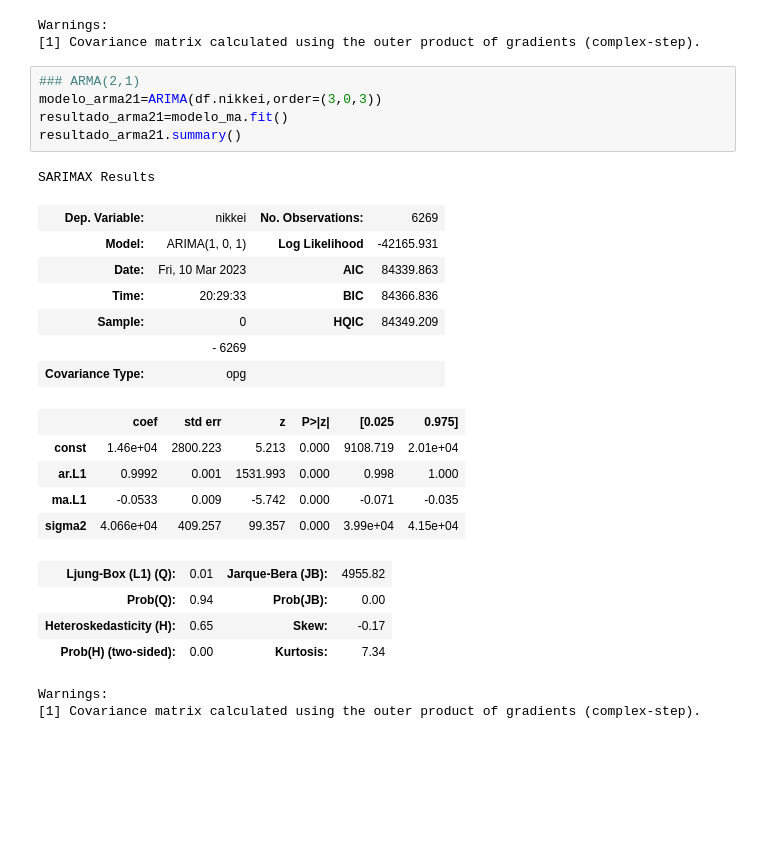
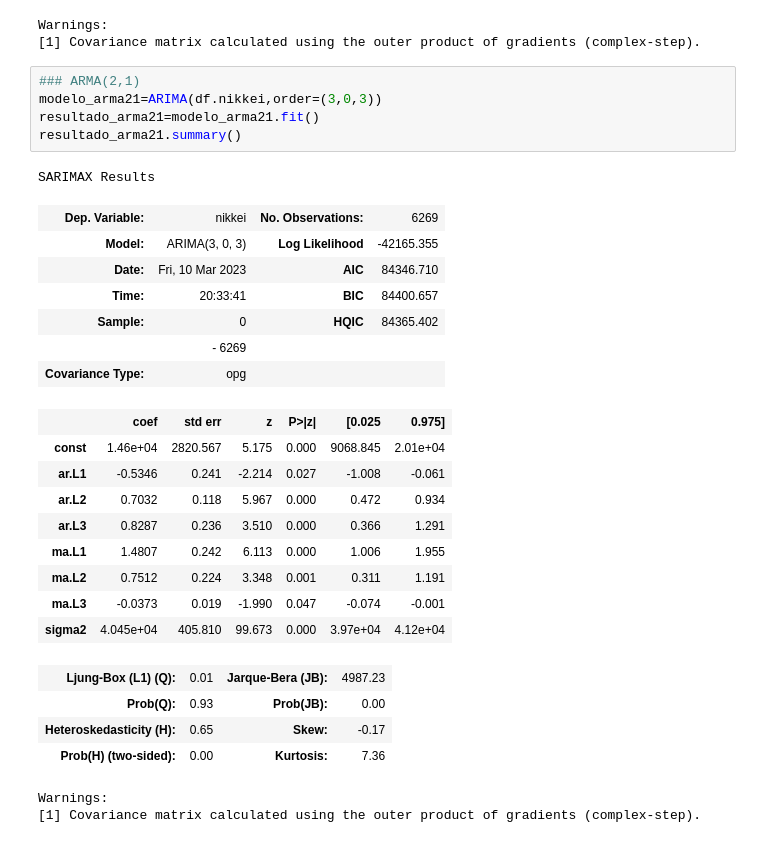
Before and after one commit to felixballestergoytia/Bootcamp_Sep2022, a Jupyter notebook: Seires Temporales/series_Temporales.ipynb, the cells around one changed output. Cells and saved outputs as stored; diff of their text form; blank space fills up the shorter version.

```diff
--- a/Seires Temporales/series_Temporales.ipynb
+++ b/Seires Temporales/series_Temporales.ipynb
@@ -496,25 +496,29 @@ Warnings:
 # %%
 ### ARMA(2,1)
 modelo_arma21=ARIMA(df.nikkei,order=(3,0,3))
-resultado_arma21=modelo_ma.fit()
+resultado_arma21=modelo_arma21.fit()
 resultado_arma21.summary()
 # %% [output]
 SARIMAX Results
 | Dep. Variable: | nikkei | No. Observations: | 6269 |
-| Model: | ARIMA(1, 0, 1) | Log Likelihood | -42165.931 |
-| Date: | Fri, 10 Mar 2023 | AIC | 84339.863 |
-| Time: | 20:29:33 | BIC | 84366.836 |
-| Sample: | 0 | HQIC | 84349.209 |
+| Model: | ARIMA(3, 0, 3) | Log Likelihood | -42165.355 |
+| Date: | Fri, 10 Mar 2023 | AIC | 84346.710 |
+| Time: | 20:33:41 | BIC | 84400.657 |
+| Sample: | 0 | HQIC | 84365.402 |
 |  | - 6269 |  |  |
 | Covariance Type: | opg |  |  |
 |  | coef | std err | z | P>|z| | [0.025 | 0.975] |
-| const | 1.46e+04 | 2800.223 | 5.213 | 0.000 | 9108.719 | 2.01e+04 |
-| ar.L1 | 0.9992 | 0.001 | 1531.993 | 0.000 | 0.998 | 1.000 |
-| ma.L1 | -0.0533 | 0.009 | -5.742 | 0.000 | -0.071 | -0.035 |
-| sigma2 | 4.066e+04 | 409.257 | 99.357 | 0.000 | 3.99e+04 | 4.15e+04 |
+| const | 1.46e+04 | 2820.567 | 5.175 | 0.000 | 9068.845 | 2.01e+04 |
+| ar.L1 | -0.5346 | 0.241 | -2.214 | 0.027 | -1.008 | -0.061 |
+| ar.L2 | 0.7032 | 0.118 | 5.967 | 0.000 | 0.472 | 0.934 |
+| ar.L3 | 0.8287 | 0.236 | 3.510 | 0.000 | 0.366 | 1.291 |
+| ma.L1 | 1.4807 | 0.242 | 6.113 | 0.000 | 1.006 | 1.955 |
+| ma.L2 | 0.7512 | 0.224 | 3.348 | 0.001 | 0.311 | 1.191 |
+| ma.L3 | -0.0373 | 0.019 | -1.990 | 0.047 | -0.074 | -0.001 |
+| sigma2 | 4.045e+04 | 405.810 | 99.673 | 0.000 | 3.97e+04 | 4.12e+04 |
-| Ljung-Box (L1) (Q): | 0.01 | Jarque-Bera (JB): | 4955.82 |
-| Prob(Q): | 0.94 | Prob(JB): | 0.00 |
+| Ljung-Box (L1) (Q): | 0.01 | Jarque-Bera (JB): | 4987.23 |
+| Prob(Q): | 0.93 | Prob(JB): | 0.00 |
 | Heteroskedasticity (H): | 0.65 | Skew: | -0.17 |
-| Prob(H) (two-sided): | 0.00 | Kurtosis: | 7.34 |
+| Prob(H) (two-sided): | 0.00 | Kurtosis: | 7.36 |
 Warnings:
 [1] Covariance matrix calculated using the outer product of gradients (complex-step).
```
Also changed, not shown: parts of 1 cell of this notebook, 1 other file.
